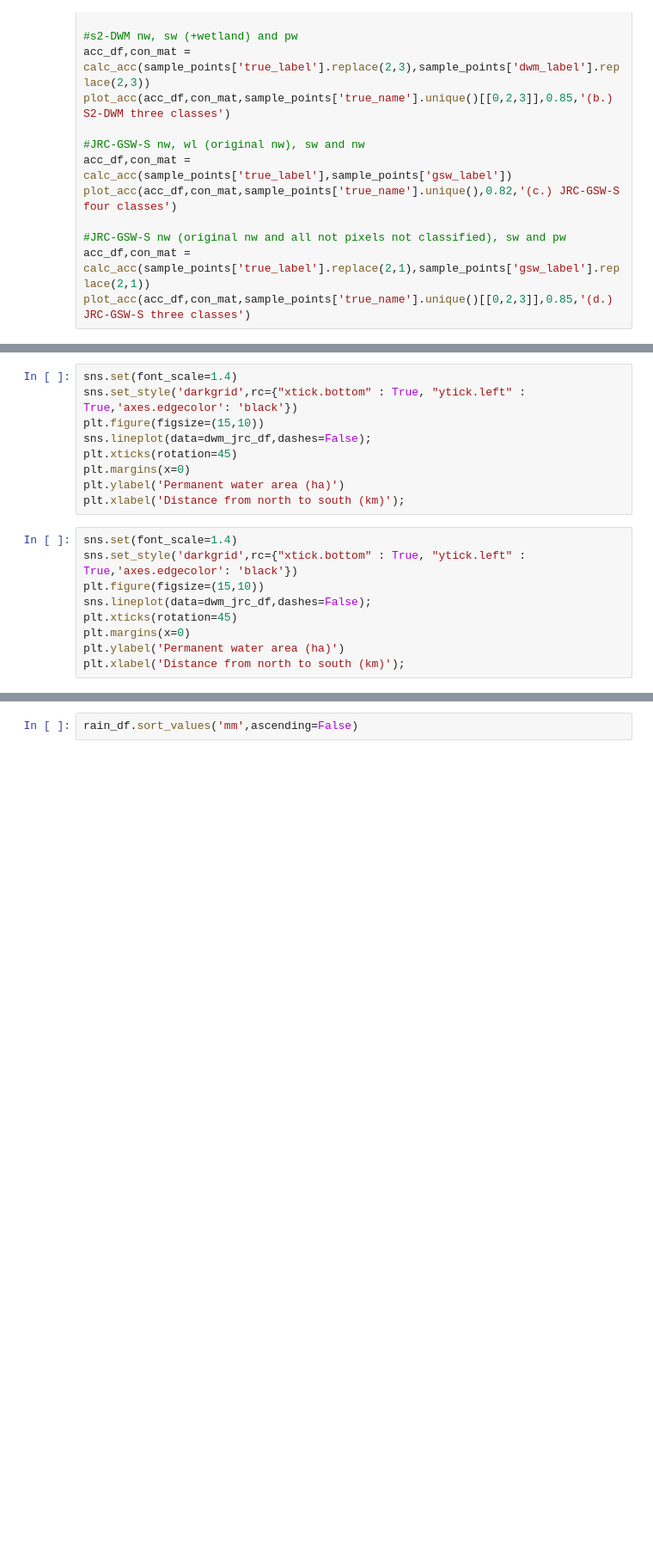
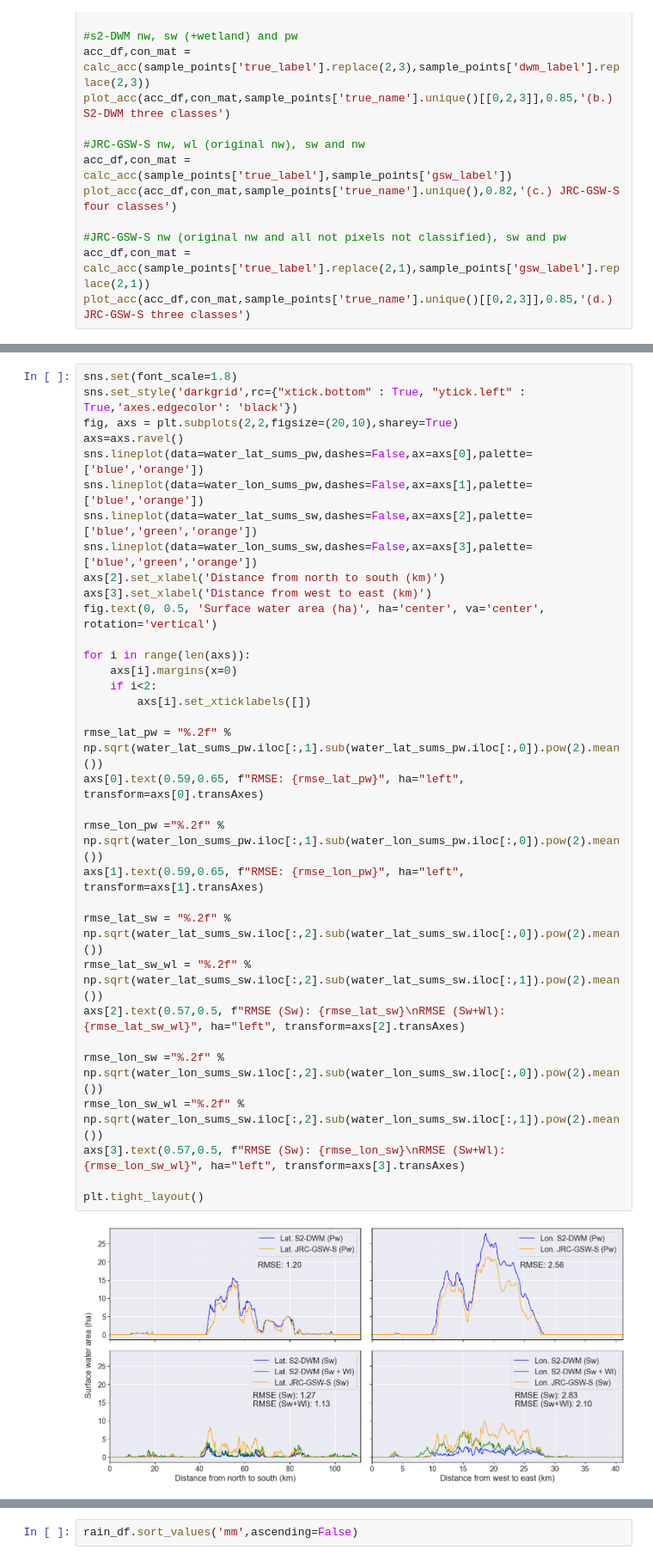
Before and after one commit to octo-weilian/mapping-wetlands, a Jupyter notebook: 01_sentinel2_mnws_timeseries_python.ipynb, the cells around one changed output, grey strips where cells are left out. Shown at 86% size. Drawn from its saved outputs; the diff is of its cells as text; blank space fills up the shorter version.

Commit message:
explored latitudinal and longitudinal water areas

```diff
--- a/01_sentinel2_mnws_timeseries_python.ipynb
+++ b/01_sentinel2_mnws_timeseries_python.ipynb
@@ -527,21 +542,38 @@ with rio.open(dwm_file) as src_dwm, rio.open(jrc_file) as src_jrc:
-# %%
-sns.set(font_scale=1.4)
-sns.set_style('darkgrid',rc={"xtick.bottom" : True, "ytick.left" : True,'axes.edgecolor': 'black'})
-plt.figure(figsize=(15,10))
-sns.lineplot(data=dwm_jrc_df,dashes=False);
-plt.xticks(rotation=45)
-plt.margins(x=0)
-plt.ylabel('Permanent water area (ha)')
-plt.xlabel('Distance from north to south (km)');
-# %%
-sns.set(font_scale=1.4)
-sns.set_style('darkgrid',rc={"xtick.bottom" : True, "ytick.left" : True,'axes.edgecolor': 'black'})
-plt.figure(figsize=(15,10))
-sns.lineplot(data=dwm_jrc_df,dashes=False);
-plt.xticks(rotation=45)
-plt.margins(x=0)
-plt.ylabel('Permanent water area (ha)')
-plt.xlabel('Distance from north to south (km)');
+# %%
+sns.set(font_scale=1.8)
+sns.set_style('darkgrid',rc={"xtick.bottom" : True, "ytick.left" : True,'axes.edgecolor': 'black'})
+fig, axs = plt.subplots(2,2,figsize=(20,10),sharey=True)
+axs=axs.ravel()
+sns.lineplot(data=water_lat_sums_pw,dashes=False,ax=axs[0],palette=['blue','orange'])
+sns.lineplot(data=water_lon_sums_pw,dashes=False,ax=axs[1],palette=['blue','orange'])
+sns.lineplot(data=water_lat_sums_sw,dashes=False,ax=axs[2],palette=['blue','green','orange'])
+sns.lineplot(data=water_lon_sums_sw,dashes=False,ax=axs[3],palette=['blue','green','orange'])
+axs[2].set_xlabel('Distance from north to south (km)')
+axs[3].set_xlabel('Distance from west to east (km)')
+fig.text(0, 0.5, 'Surface water area (ha)', ha='center', va='center', rotation='vertical')
+
+for i in range(len(axs)):
+    axs[i].margins(x=0)
+    if i<2:
+        axs[i].set_xticklabels([])
+
+rmse_lat_pw = "%.2f" % np.sqrt(water_lat_sums_pw.iloc[:,1].sub(water_lat_sums_pw.iloc[:,0]).pow(2).mean())
+axs[0].text(0.59,0.65, f"RMSE: {rmse_lat_pw}", ha="left", transform=axs[0].transAxes)
+
+rmse_lon_pw ="%.2f" % np.sqrt(water_lon_sums_pw.iloc[:,1].sub(water_lon_sums_pw.iloc[:,0]).pow(2).mean())
+axs[1].text(0.59,0.65, f"RMSE: {rmse_lon_pw}", ha="left", transform=axs[1].transAxes)
+
+rmse_lat_sw = "%.2f" % np.sqrt(water_lat_sums_sw.iloc[:,2].sub(water_lat_sums_sw.iloc[:,0]).pow(2).mean())
+rmse_lat_sw_wl = "%.2f" % np.sqrt(water_lat_sums_sw.iloc[:,2].sub(water_lat_sums_sw.iloc[:,1]).pow(2).mean())
+axs[2].text(0.57,0.5, f"RMSE (Sw): {rmse_lat_sw}\nRMSE (Sw+Wl): {rmse_lat_sw_wl}", ha="left", transform=axs[2].transAxes)
+
+rmse_lon_sw ="%.2f" % np.sqrt(water_lon_sums_sw.iloc[:,2].sub(water_lon_sums_sw.iloc[:,0]).pow(2).mean())
+rmse_lon_sw_wl ="%.2f" % np.sqrt(water_lon_sums_sw.iloc[:,2].sub(water_lon_sums_sw.iloc[:,1]).pow(2).mean())
+axs[3].text(0.57,0.5, f"RMSE (Sw): {rmse_lon_sw}\nRMSE (Sw+Wl): {rmse_lon_sw_wl}", ha="left", transform=axs[3].transAxes)
+
+plt.tight_layout()
+# %% [output]
+[figure, added]
 # %%
 #time-series analysis
 
```
Also changed, not shown: parts of 1 cell of this notebook, 1 other file.
